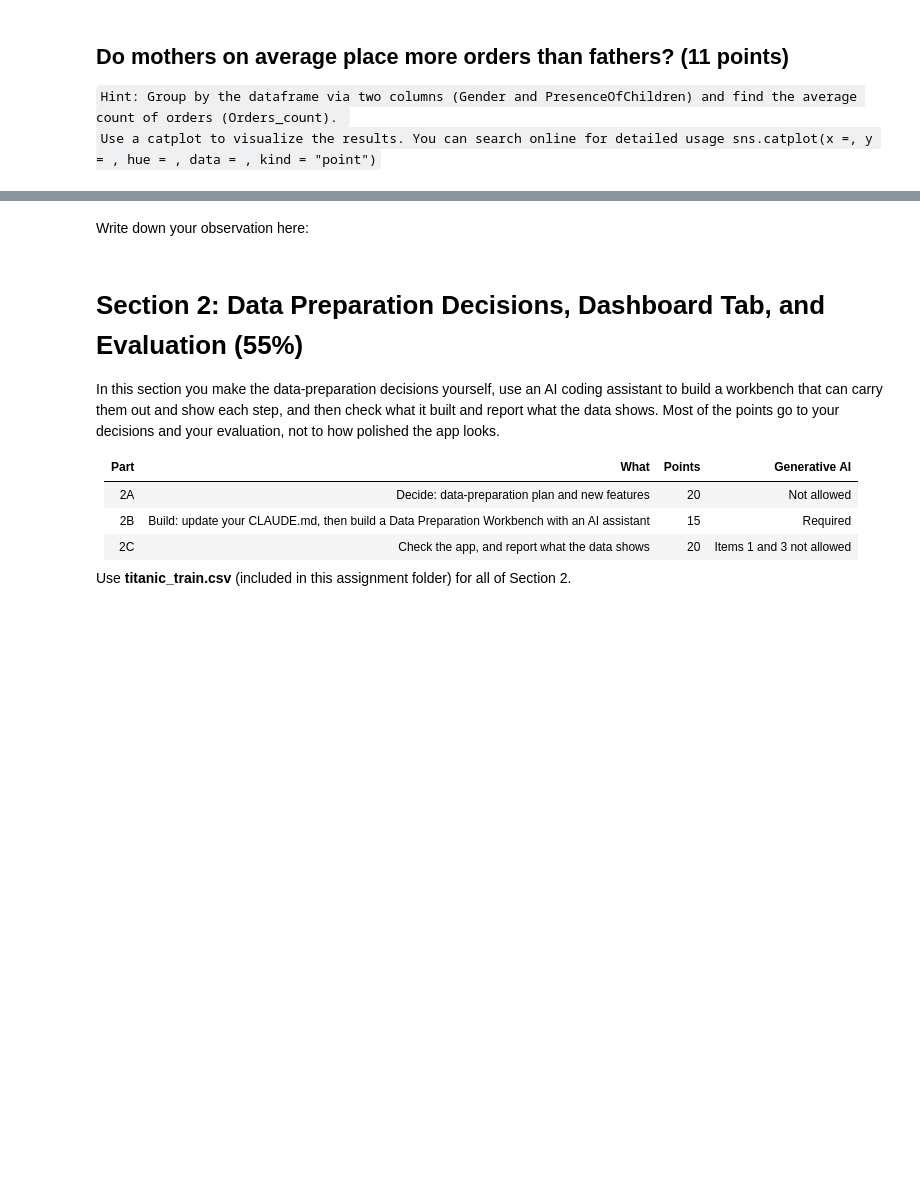
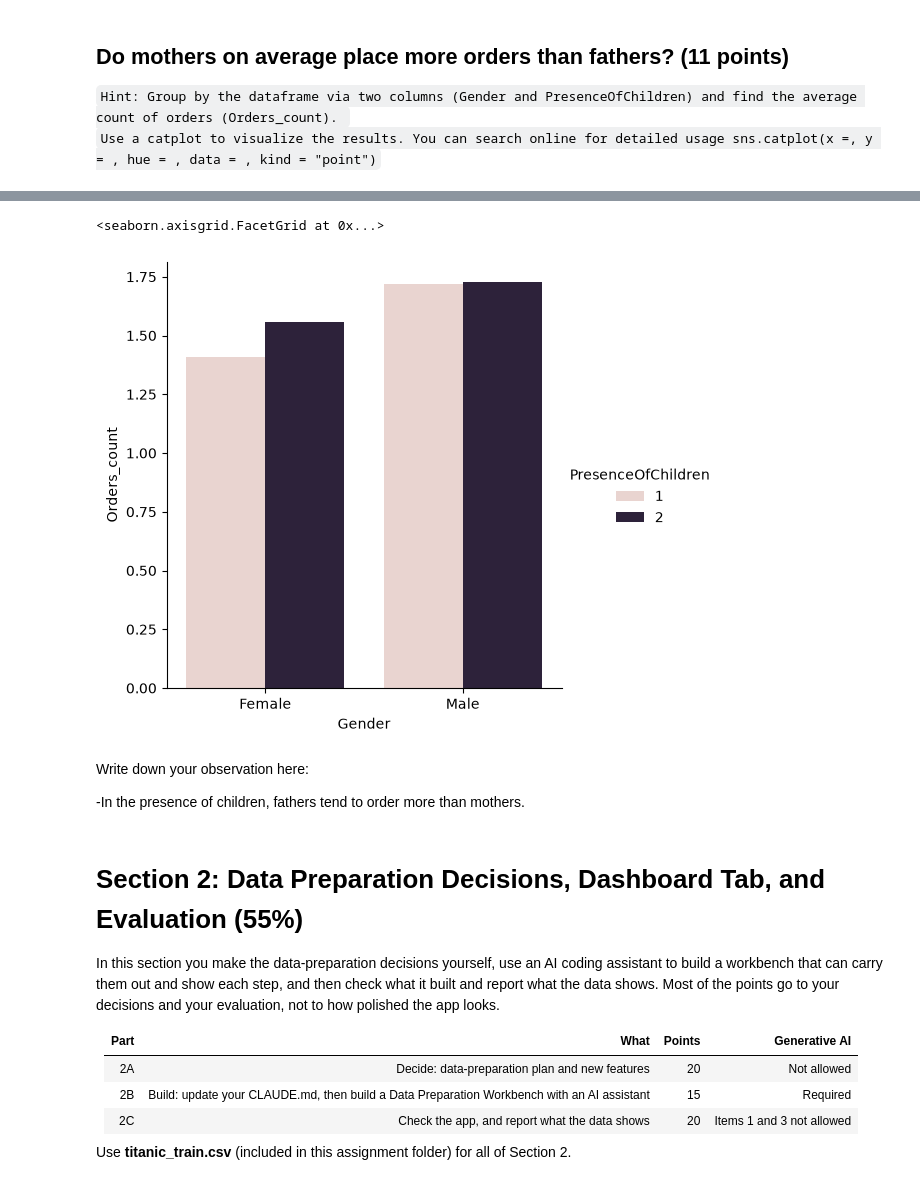
Before and after one commit to yxf9tv/comm4259-work, a Jupyter notebook: assignment_02/Assignment_02-Data_Preparation.ipynb, the cells around one changed output, grey strips where cells are left out. Saved outputs shown, nothing was run; the diff lists cells and outputs as text; code cells hidden in the pictures; blank space fills up the shorter version.

```diff
--- a/assignment_02/Assignment_02-Data_Preparation.ipynb
+++ b/assignment_02/Assignment_02-Data_Preparation.ipynb
@@ -116,5 +157,14 @@ sns.catplot(x="Pclass", y="Fare", hue="Sex", data=titanic_sample, kind="point")
+# %%
+# Hint: Group by the dataframe via two columns (Gender and PresenceOfChildren) and find the average count of orders (Orders_count).
+mvf_data = customer.groupby(["Gender", "PresenceOfChildren"]).Orders_count.mean().reset_index()
+sns.catplot(x="Gender", y="Orders_count", hue="PresenceOfChildren", data=mvf_data, kind="bar")
+# %% [output]
+<seaborn.axisgrid.FacetGrid at 0x...>
+[figure, added]
 # %% [markdown]
 Write down your observation here:
+
+-In the presence of children, fathers tend to order more than mothers.
 # %% [markdown]
 # Section 2: Data Preparation Decisions, Dashboard Tab, and Evaluation (55%)
 
```
Also changed, not shown: parts of 9 cells of this notebook.
